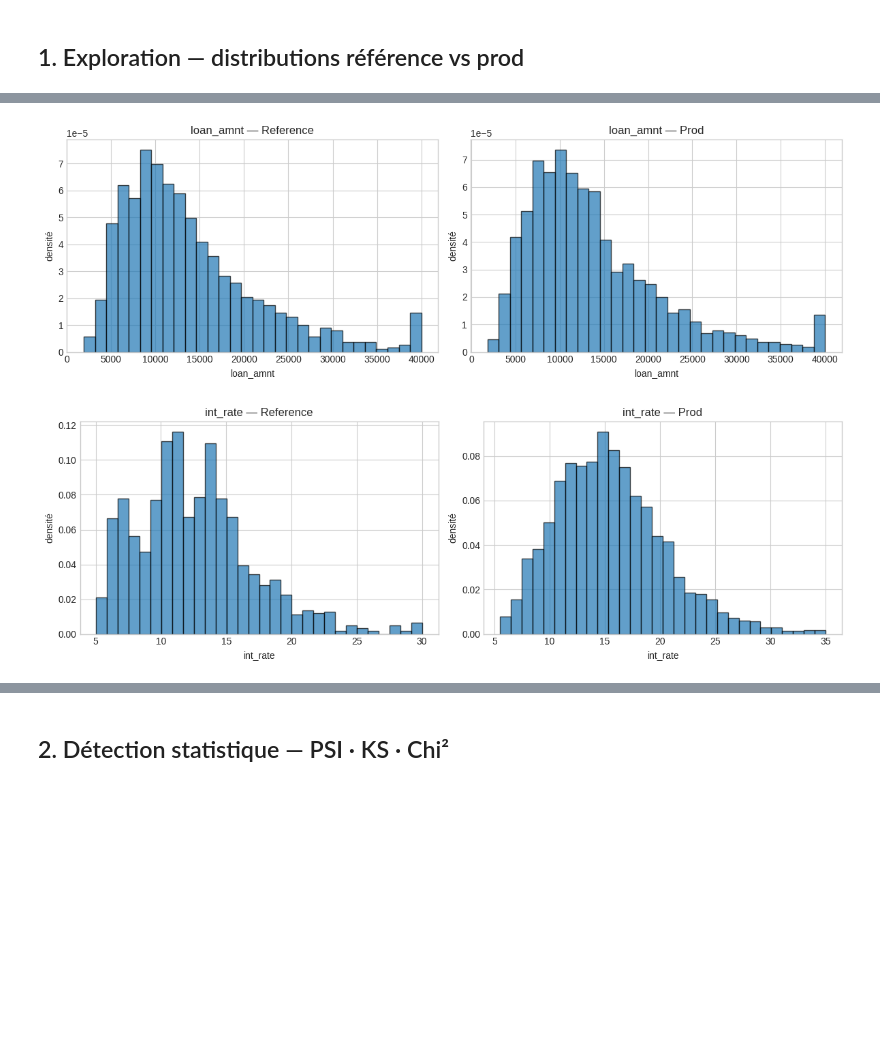
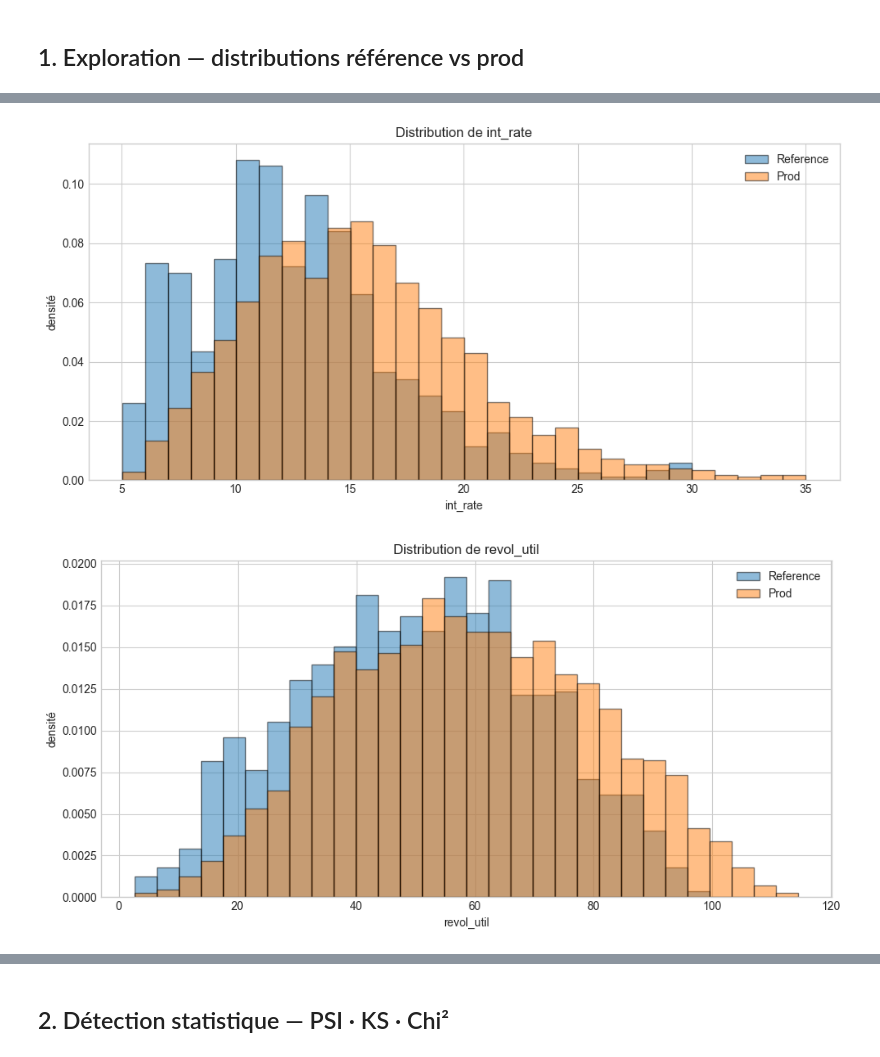
Before and after one commit to A949196/m6-b1-joelle-tom, a Jupyter notebook: notebooks/M6-B1_tom-joelle.ipynb, the cells around one changed output, grey strips where cells are left out. Cells and saved outputs as stored; diff of their text form; code cells hidden in the pictures; blank space fills up the shorter version.

```diff
--- a/notebooks/M6-B1_tom-joelle.ipynb
+++ b/notebooks/M6-B1_tom-joelle.ipynb
@@ -6,6 +6,7 @@
 from pathlib import Path
 
 import matplotlib.pyplot as plt
+import numpy as np
 import pandas as pd
 
 plt.style.use("seaborn-v0_8-whitegrid")
@@ -14,7 +15,7 @@ root = Path.cwd().resolve().parent
 ref = pd.read_csv(root / "data" / "reference_set.csv")
 prod = pd.read_csv(root / "data" / "prod_3months.csv")
 
-# On exclut la cible, et le timestamp de production s'il est présent.
+# --- 0) Préparation ---
 exclude_cols = {"loan_status", "timestamp"}
 feature_cols = [c for c in ref.columns if c not in exclude_cols and c in prod.columns]
 
@@ -24,54 +25,45 @@ numeric_cols = [
 ]
 categorical_cols = [c for c in feature_cols if c not in numeric_cols]
 
-print(f"Features numériques ({len(numeric_cols)}): {numeric_cols}")
-print(f"Features catégorielles ({len(categorical_cols)}): {categorical_cols}")
+print(f"Variables numériques ({len(numeric_cols)}): {numeric_cols}")
+print(f"Variables catégorielles ({len(categorical_cols)}): {categorical_cols}")
 
-# --- 1) Variables numériques : histogrammes superposés ---
-for col in numeric_cols:
-    fig, axes = plt.subplots(1, 2, figsize=(12, 4))
-    for ax, name, df in zip(axes, ["Reference", "Prod"], [ref, prod]):
-        s = df[col].dropna()
-        ax.hist(s, bins=30, density=True, alpha=0.7, edgecolor="black")
-        ax.set_title(f"{col} — {name}")
-        ax.set_xlabel(col)
-        ax.set_ylabel("densité")
-    plt.tight_layout()
-    plt.show()
+# --- 1) Comparaison visuelle des distributions numériques ---
+# Représentation en superposition transparente.
+priority_cols = ["int_rate", "revol_util", "annual_inc", "delinq_2yrs", "dti", "installment"]
 
-# --- 2) Variables catégorielles : proportions par modalité ---
-for col in categorical_cols:
-    ref_counts = ref[col].dropna().astype(str).value_counts(normalize=True)
-    prod_counts = prod[col].dropna().astype(str).value_counts(normalize=True)
-    all_levels = sorted(set(ref_counts.index) | set(prod_counts.index), key=lambda x: str(x))
-    ref_prop = ref_counts.reindex(all_levels, fill_value=0)
-    prod_prop = prod_counts.reindex(all_levels, fill_value=0)
+for col in [c for c in priority_cols if c in numeric_cols]:
+    ref_vals = ref[col].dropna()
+    prod_vals = prod[col].dropna()
+    min_val = min(ref_vals.min(), prod_vals.min())
+    max_val = max(ref_vals.max(), prod_vals.max())
+    bins = np.linspace(min_val, max_val, 31)
 
-    fig, ax = plt.subplots(figsize=(10, 4))
-    x = range(len(all_levels))
-    ax.bar(x, ref_prop.values, width=0.4, alpha=0.7, label="Reference")
-    ax.bar([i + 0.4 for i in x], prod_prop.values, width=0.4, alpha=0.7, label="Prod")
-    ax.set_xticks([i + 0.2 for i in x])
-    ax.set_xticklabels(all_levels, rotation=45, ha="right")
+    fig, ax = plt.subplots(figsize=(10, 5))
+    ax.hist(ref_vals, bins=bins, density=True, alpha=0.5, color="tab:blue", edgecolor="black", label="Reference")
+    ax.hist(prod_vals, bins=bins, density=True, alpha=0.5, color="tab:orange", edgecolor="black", label="Prod")
     ax.set_title(f"Distribution de {col}")
-    ax.set_ylabel("Proportion")
+    ax.set_xlabel(col)
+    ax.set_ylabel("densité")
     ax.legend()
     plt.tight_layout()
     plt.show()
 
-# --- 3) Comparaison concise des stats descriptives ---
-summary = []
-for col in numeric_cols:
-    summary.append({
-        "feature": col,
-        "ref_mean": ref[col].mean(),
-        "prod_mean": prod[col].mean(),
-        "ref_std": ref[col].std(),
-        "prod_std": prod[col].std(),
-        "ref_p50": ref[col].median(),
-        "prod_p50": prod[col].median(),
-    })
+# Les autres variables numériques peuvent aussi être vérifiées rapidement.
+for col in [c for c in numeric_cols if c not in priority_cols]:
+    ref_vals = ref[col].dropna()
+    prod_vals = prod[col].dropna()
+    min_val = min(ref_vals.min(), prod_vals.min())
+    max_val = max(ref_vals.max(), prod_vals.max())
+    bins = np.linspace(min_val, max_val, 31)
 
-summary_df = pd.DataFrame(summary)
-print(summary_df.to_string(index=False))
+    fig, ax = plt.subplots(figsize=(10, 5))
+    ax.hist(ref_vals, bins=bins, density=True, alpha=0.5, color="tab:blue", edgecolor="black", label="Reference")
+    ax.hist(prod_vals, bins=bins, density=True, alpha=0.5, color="tab:orange", edgecolor="black", label="Prod")
+    ax.set_title(f"Distribution de {col}")
+    ax.set_xlabel(col)
+    ax.set_ylabel("densité")
+    ax.legend()
+    plt.tight_layout()
+    plt.show()
 # %% [output]
@@ -80,2 +72,2 @@ Features catégorielles (6): ['term', 'grade', 'emp_length', 'home_ownership', '
-[figure, old version]
+[figure, new version]
-[figure, old version]
+[figure, new version]
```
Also changed, not shown: parts of 4 cells of this notebook.
